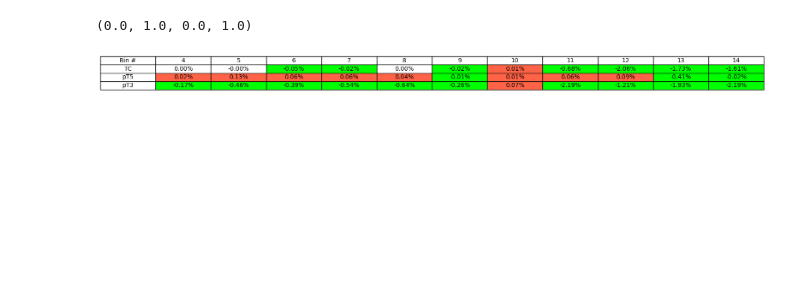
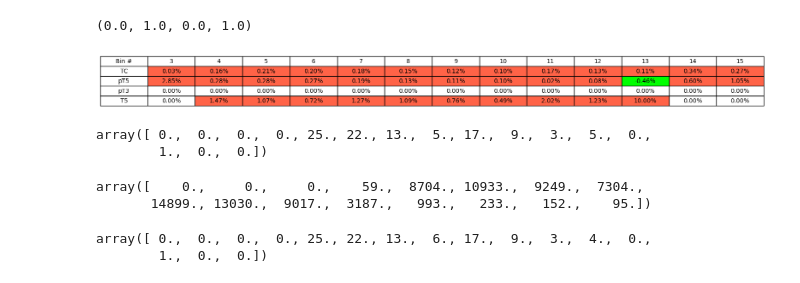
Before and after one commit to bucket420/lst-plots, a Jupyter notebook: hist.ipynb, the cells around one changed output. Drawn from its saved outputs; the diff is of its cells as text; code cells hidden in the pictures; blank space fills up the shorter version.

```diff
--- a/hist.ipynb
+++ b/hist.ipynb
@@ -211,6 +267,11 @@ helix_pT3_fake_pt_den_vals = helix_pT3_pt_fake_den.values()
 helix_pT3_fake_eta_num_vals = helix_pT3_eta_fake_num.values()
 helix_pT3_fake_eta_den_vals = helix_pT3_eta_fake_den.values()
 
+helix_T5_fake_pt_num_vals = helix_T5_pt_fake_num.values()
+helix_T5_fake_pt_den_vals = helix_T5_pt_fake_den.values()
+helix_T5_fake_eta_num_vals = helix_T5_eta_fake_num.values()
+helix_T5_fake_eta_den_vals = helix_T5_eta_fake_den.values()
+
 linear_pT5_fake_pt_num_vals = linear_pT5_pt_fake_num.values()
 linear_pT5_fake_pt_den_vals = linear_pT5_pt_fake_den.values()
 linear_pT5_fake_eta_num_vals = linear_pT5_eta_fake_num.values()
@@ -226,6 +287,11 @@ linear_pT3_fake_pt_den_vals = linear_pT3_pt_fake_den.values()
 linear_pT3_fake_eta_num_vals = linear_pT3_eta_fake_num.values()
 linear_pT3_fake_eta_den_vals = linear_pT3_eta_fake_den.values()
 
+linear_T5_fake_pt_num_vals = linear_T5_pt_fake_num.values()
+linear_T5_fake_pt_den_vals = linear_T5_pt_fake_den.values()
+linear_T5_fake_eta_num_vals = linear_T5_eta_fake_num.values()
+linear_T5_fake_eta_den_vals = linear_T5_eta_fake_den.values()
+
 helix_pT5_pt_fake = helix_pT5_fake_pt_num_vals / helix_pT5_fake_pt_den_vals * 100
 helix_pT5_eta_fake = helix_pT5_fake_eta_num_vals / helix_pT5_fake_eta_den_vals * 100
 
@@ -234,6 +300,9 @@ helix_TC_eta_fake = helix_TC_fake_eta_num_vals / helix_TC_fake_eta_den_vals * 10
 
 helix_pT3_pt_fake = helix_pT3_fake_pt_num_vals / helix_pT3_fake_pt_den_vals * 100
 helix_pT3_eta_fake = helix_pT3_fake_eta_num_vals / helix_pT3_fake_eta_den_vals * 100
+
+helix_T5_pt_fake = helix_T5_fake_pt_num_vals / helix_T5_fake_pt_den_vals * 100
+helix_T5_eta_fake = helix_T5_fake_eta_num_vals / helix_T5_fake_eta_den_vals * 100
 
 linear_pT5_pt_fake = linear_pT5_fake_pt_num_vals / linear_pT5_fake_pt_den_vals * 100
 linear_pT5_eta_fake = linear_pT5_fake_eta_num_vals / linear_pT5_fake_eta_den_vals * 100
@@ -244,6 +313,9 @@ linear_TC_eta_fake = linear_TC_fake_eta_num_vals / linear_TC_fake_eta_den_vals *
 linear_pT3_pt_fake = linear_pT3_fake_pt_num_vals / linear_pT3_fake_pt_den_vals * 100
 linear_pT3_eta_fake = linear_pT3_fake_eta_num_vals / linear_pT3_fake_eta_den_vals * 100
 
+linear_T5_pt_fake = linear_T5_fake_pt_num_vals / linear_T5_fake_pt_den_vals * 100
+linear_T5_eta_fake = linear_T5_fake_eta_num_vals / linear_T5_fake_eta_den_vals * 100
+
 diff_pT5_pt_fake = helix_pT5_pt_fake - linear_pT5_pt_fake
 diff_pT5_eta_fake = helix_pT5_eta_fake - linear_pT5_eta_fake
 
@@ -252,33 +324,62 @@ diff_TC_eta_fake = helix_TC_eta_fake - linear_TC_eta_fake
 
 diff_pT3_pt_fake = helix_pT3_pt_fake - linear_pT3_pt_fake
 diff_pT3_eta_fake = helix_pT3_eta_fake - linear_pT3_eta_fake
+
+diff_T5_pt_fake = helix_T5_pt_fake - linear_T5_pt_fake
+diff_T5_eta_fake = helix_T5_eta_fake - linear_T5_eta_fake
 # %%
-cell_text = [["Bin #"] + [str(i) for i in range(4, len(diff_pT5_pt_fake) - 1)],
-             ["TC"] + [f"{diff_TC_pt_fake[i]:.2f}%" for i in range(4, len(diff_TC_pt_fake) - 1)],
-             ["pT5"] + [f"{diff_pT5_pt_fake[i]:.2f}%" for i in range(4, len(diff_pT5_pt_fake) - 1)],
-             ["pT3"] + [f"{diff_pT3_pt_fake[i]:.2f}%" for i in range(4, len(diff_pT3_pt_fake) - 1)]
+for i in range(3, len(diff_TC_pt_fake)):
+    if np.isnan(diff_TC_pt_fake[i]):
+        diff_TC_pt_fake[i] = 0
+    if np.isnan(diff_pT5_pt_fake[i]):
+        diff_pT5_pt_fake[i] = 0
+    if np.isnan(diff_pT3_pt_fake[i]):
+        diff_pT3_pt_fake[i] = 0
+    if np.isnan(diff_T5_pt_fake[i]):
+        diff_T5_pt_fake[i] = 0
+
+cell_text = [["Bin #"] + [str(i) for i in range(3, len(diff_pT5_pt_fake))],
+             ["TC"] + [f"{diff_TC_pt_fake[i]:.2f}%" for i in range(3, len(diff_TC_pt_fake))],
+             ["pT5"] + [f"{diff_pT5_pt_fake[i]:.2f}%" for i in range(3, len(diff_pT5_pt_fake))],
+             ["pT3"] + [f"{diff_pT3_pt_fake[i]:.2f}%" for i in range(3, len(diff_pT3_pt_fake))],
+             ["T5"] + [f"{diff_T5_pt_fake[i]:.2f}%" for i in range(3, len(diff_T5_pt_fake))]
             ]
 
-cell_colors = [["white" for i in range(len(diff_pT5_pt_fake) - 4)] for j in range(4)]
+cell_colors = [["white" for i in range(len(diff_pT5_pt_fake) - 2)] for j in range(5)]
 
-for i in range(1, 4):
-    for j in range(1, len(diff_pT5_pt_fake) - 4):
+for i in range(1, 5):
+    for j in range(1, len(diff_pT5_pt_fake) - 2):
         if float(cell_text[i][j][:-1]) == 0:
             continue
         elif float(cell_text[i][j][:-1]) < 0:
             cell_colors[i][j] = "lime"
         else:
             cell_colors[i][j] = "tomato"
 
 
 # plt.title("Change in fake rate")
-plt.figure(figsize=(20, 1))
+plt.figure(figsize=(20, 1.5))
 # plt.table(cellText=cell_text, loc='center')
 plt.table(cell_text, cellLoc="center", loc='center', bbox=[0, 0, 1, 1], cellColours=cell_colors)
 plt.axis('off')
 # %% [output]
 (0.0, 1.0, 0.0, 1.0)
-[figure, old version]
+[figure, new version]
+# %%
+helix_pT3_fake_pt_den_vals
+# %% [output]
+array([ 0.,  0.,  0.,  0., 25., 22., 13.,  5., 17.,  9.,  3.,  5.,  0.,
+        1.,  0.,  0.])
+# %%
+helix_pT5_fake_pt_den_vals
+# %% [output]
+array([    0.,     0.,     0.,    59.,  8704., 10933.,  9249.,  7304.,
+       14899., 13030.,  9017.,  3187.,   993.,   233.,   152.,    95.])
+# %%
+linear_pT3_fake_pt_den_vals
+# %% [output]
+array([ 0.,  0.,  0.,  0., 25., 22., 13.,  6., 17.,  9.,  3.,  4.,  0.,
+        1.,  0.,  0.])
 # %%
 cell_text = [["Bin #"] + [str(i) for i in range(48, len(diff_pT5_eta_fake) - 48)],
              ["TC"] + [f"{diff_TC_eta_fake[i]:.2f}%" for i in range(48, len(diff_TC_eta_fake) - 48)],
```
Also changed, not shown: parts of 12 cells of this notebook, 51 other files.
